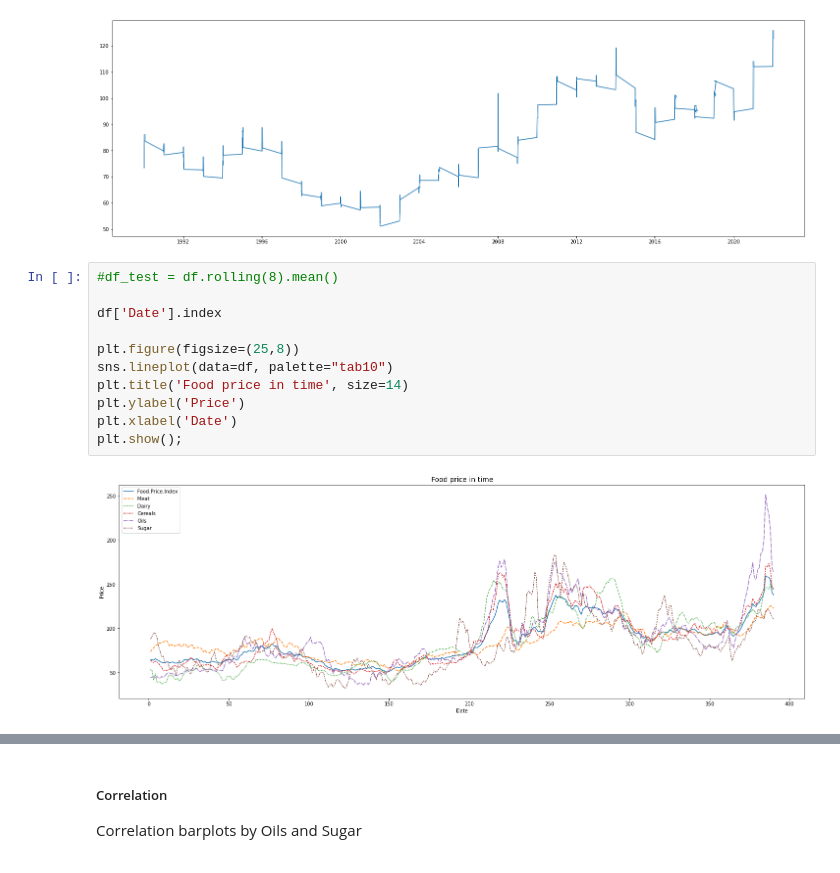
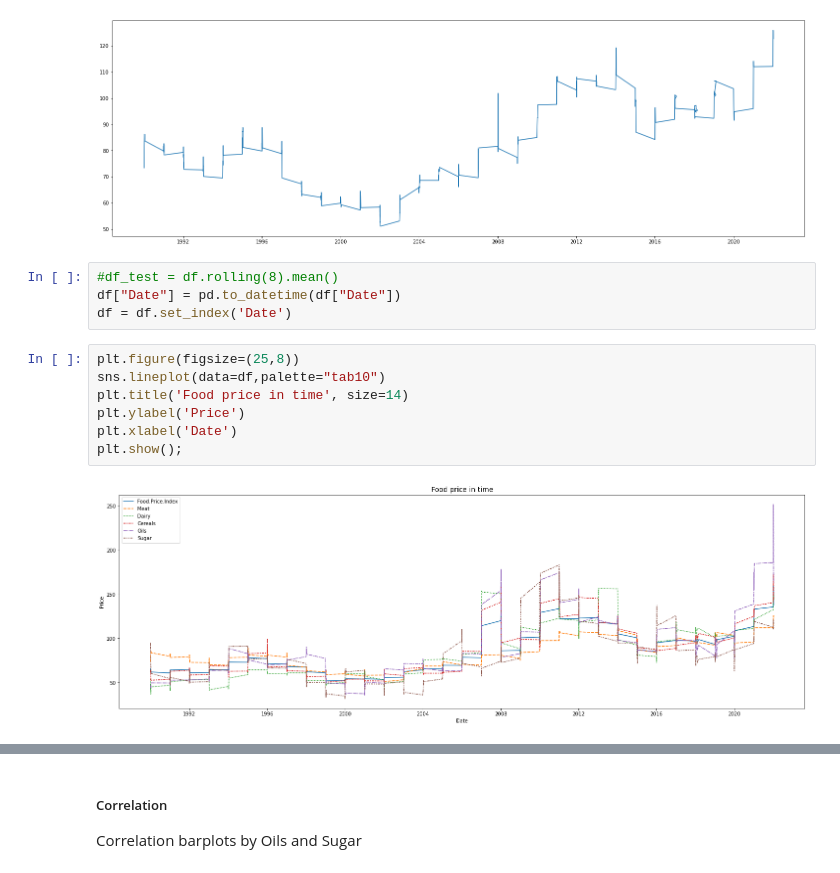
Before and after one commit to mateuszreliga/Global_food_prices, a Jupyter notebook: GFP.ipynb, the cells around one changed output, grey strips where cells are left out. Cells and saved outputs as stored; diff of their text form.

Commit message:
fix data price in time visualization

```diff
--- a/GFP.ipynb
+++ b/GFP.ipynb
@@ -72,19 +72,19 @@ plt.plot(x,y)
 plt.show()
 # %% [output]
 [figure]
+# %%
+#df_test = df.rolling(8).mean()
+df["Date"] = pd.to_datetime(df["Date"])
+df = df.set_index('Date')
 # %%
-#df_test = df.rolling(8).mean()
-
-df['Date'].index
-
 plt.figure(figsize=(25,8))
-sns.lineplot(data=df, palette="tab10")
+sns.lineplot(data=df,palette="tab10")
 plt.title('Food price in time', size=14)
 plt.ylabel('Price')
 plt.xlabel('Date')
 plt.show();
 # %% [output]
-[figure, old version]
+[figure, new version]
 # %%
 df_mean = pd.read_csv('FAOFP1990_2022.csv', delimiter=' ')
 df_mean['month_year'] = pd.DatetimeIndex(df_mean['Date']).to_period('M')
```
Also changed, not shown: parts of 2 cells of this notebook.
